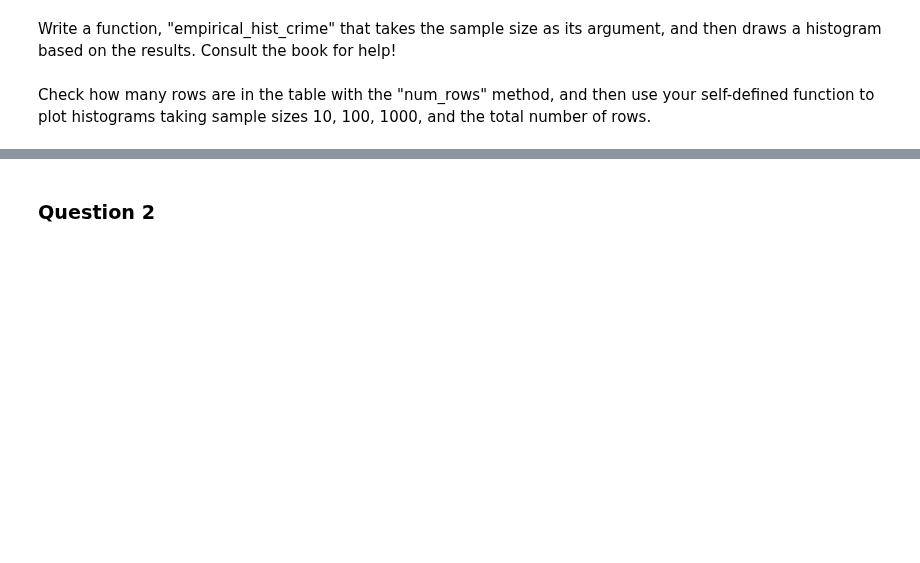
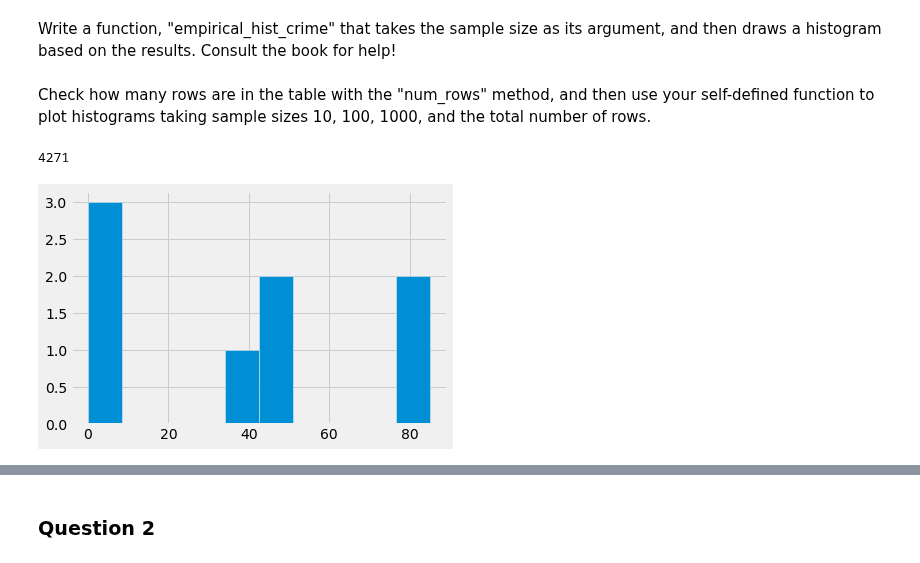
Before and after one commit to ds-modules/LEGALST-190, a Jupyter notebook: LEGALST-123/1-25/1-25_solutions.ipynb, the cells around one changed output, grey strips where cells are left out. Cells and saved outputs as stored; diff of their text form; code cells hidden in the pictures; blank space fills up the shorter version.

```diff
--- a/LEGALST-123/1-25/1-25_solutions.ipynb
+++ b/LEGALST-123/1-25/1-25_solutions.ipynb
@@ -49,7 +47,7 @@ What patterns do you notice about the histogram? Is the distribution left or rig
 # %% [markdown]
 Write a function, "empirical_hist_crime" that takes the sample size as its argument, and then draws a histogram based on the results. Consult the book for help!
 # %%
-def empirical_hist_crime(n):
-    cash.sample(n).select('Cash').hist(unit = "USD")
+def empirical_hist_crime(series, n):
+    series.sample(n).hist()
 # %% [markdown]
 Check how many rows are in the table with the "num_rows" method, and then use your self-defined function to plot histograms taking sample sizes 10, 100, 1000, and the total number of rows.
@@ -58,3 +54,9 @@ cash.num_rows
+# %%
+liberal.size
+# %% [output]
+4271
 # %%
-empirical_hist_crime(10)
+empirical_hist_crime(liberal, 10)
+# %% [output]
+[figure, added]
 # %%
```
Also changed, not shown: parts of 26 cells of this notebook, 6 other files.
